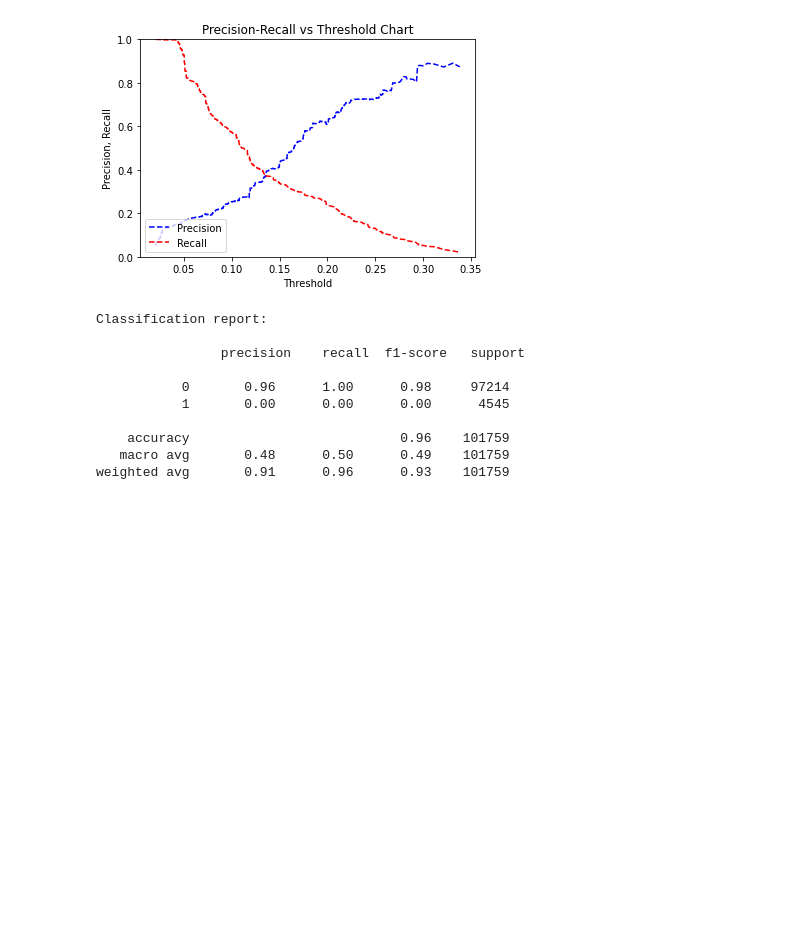
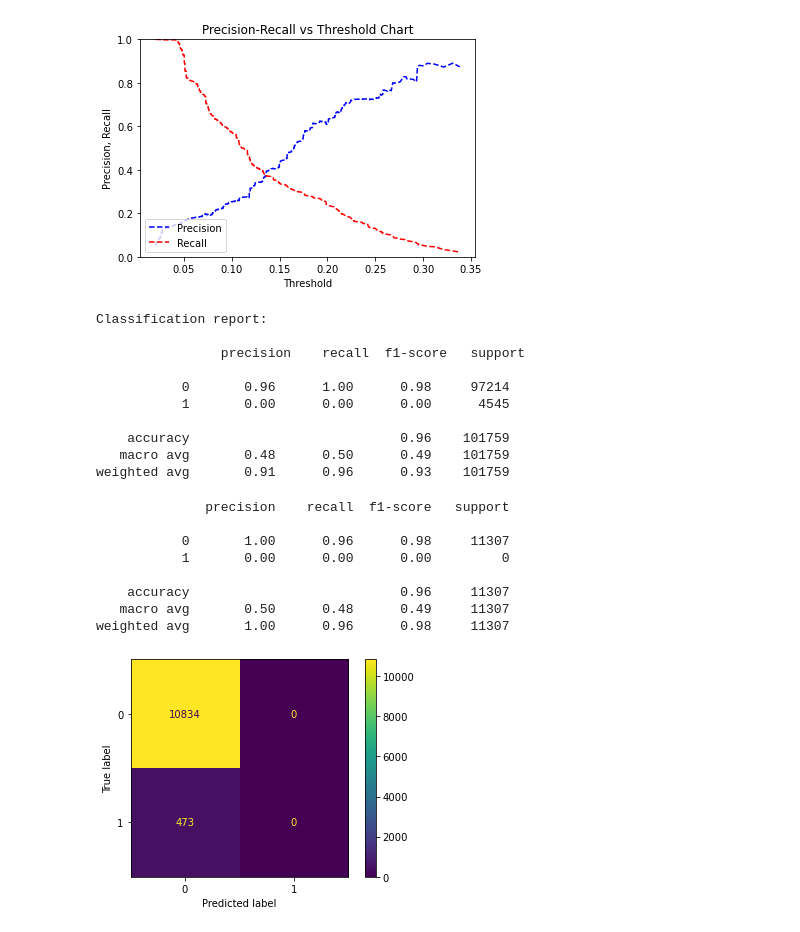
Before and after one commit to Milkafreak/Group_11_ML, a Jupyter notebook: Prosper/Project_G11.ipynb, the cells around one changed output. Drawn from its saved outputs; the diff is of its cells as text; code cells hidden in the pictures; blank space fills up the shorter version.

```diff
--- a/Prosper/Project_G11.ipynb
+++ b/Prosper/Project_G11.ipynb
@@ -628,6 +673,30 @@ Classification report:
     accuracy                           0.96    101759
    macro avg       0.48      0.50      0.49    101759
 weighted avg       0.91      0.96      0.93    101759
+# %%
+#### testing with random forest
+bank_prepared2 = full_pipeline2.fit_transform(test_set)
+
+X_test = bank_prepared2
+y_test = test_set[["LoanStatus"]].values.ravel()
+y_test = (y_test == "Defaulted").astype(int)
+predTest = rf.predict(X_test)
+
+print(classification_report(predTest, y_test,zero_division=0))
+CM = confusion_matrix(y_test, predTest, labels=lg_reg.classes_, )
+disp = ConfusionMatrixDisplay(confusion_matrix=CM, display_labels=lg_reg.classes_)
+disp.plot()
+plt.show()
+# %% [output]
+              precision    recall  f1-score   support
+
+           0       1.00      0.96      0.98     11307
+           1       0.00      0.00      0.00         0
+
+    accuracy                           0.96     11307
+   macro avg       0.50      0.48      0.49     11307
+weighted avg       1.00      0.96      0.98     11307
+[figure, added]
 # %%
 #prosper["ListingCreationDate"] = pd.to_datetime(prosper["ListingCreationDate"], format= "%Y/%m/%d")
 #prosper["ListingCreationDate"]= prosper["ListingCreationDate"].dt.date
```
Also changed, not shown: parts of 3 cells of this notebook.
